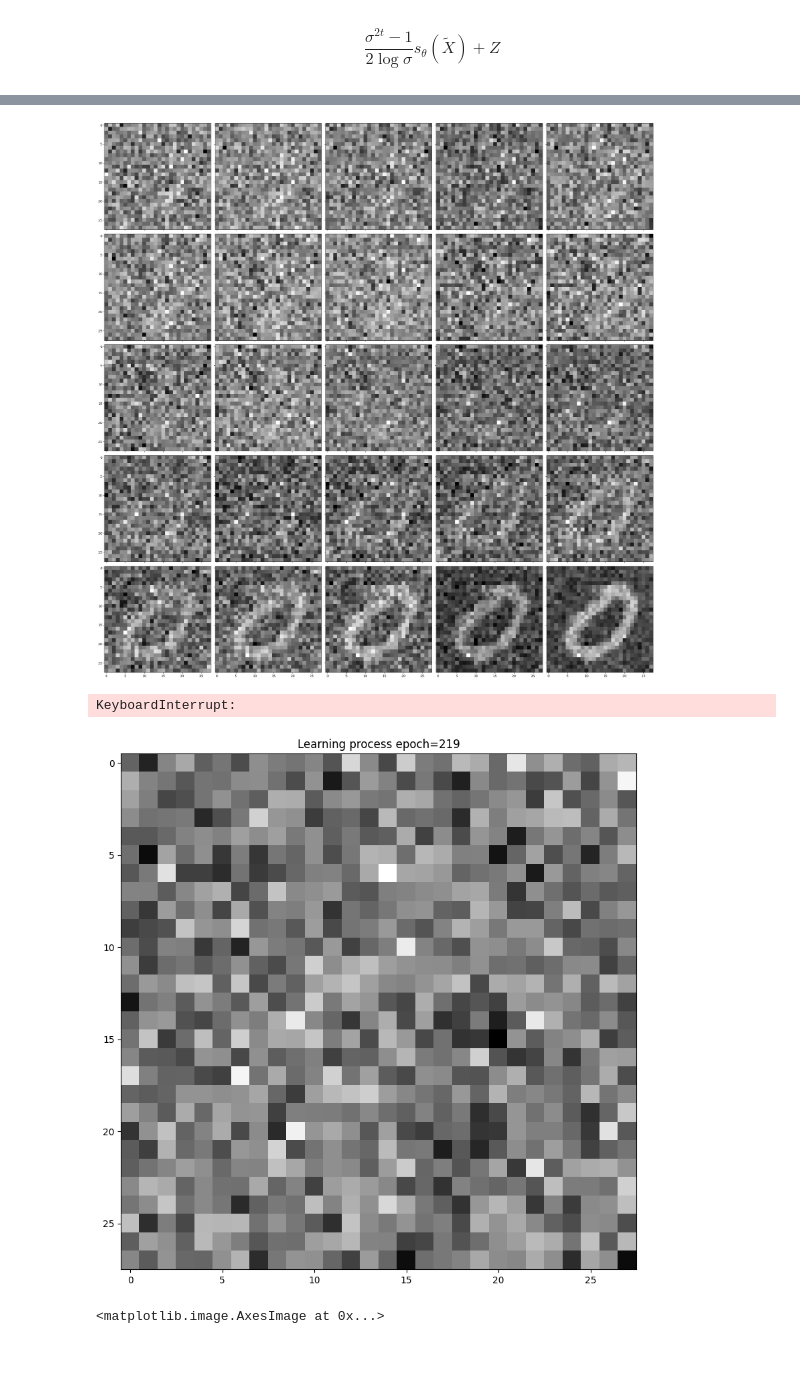
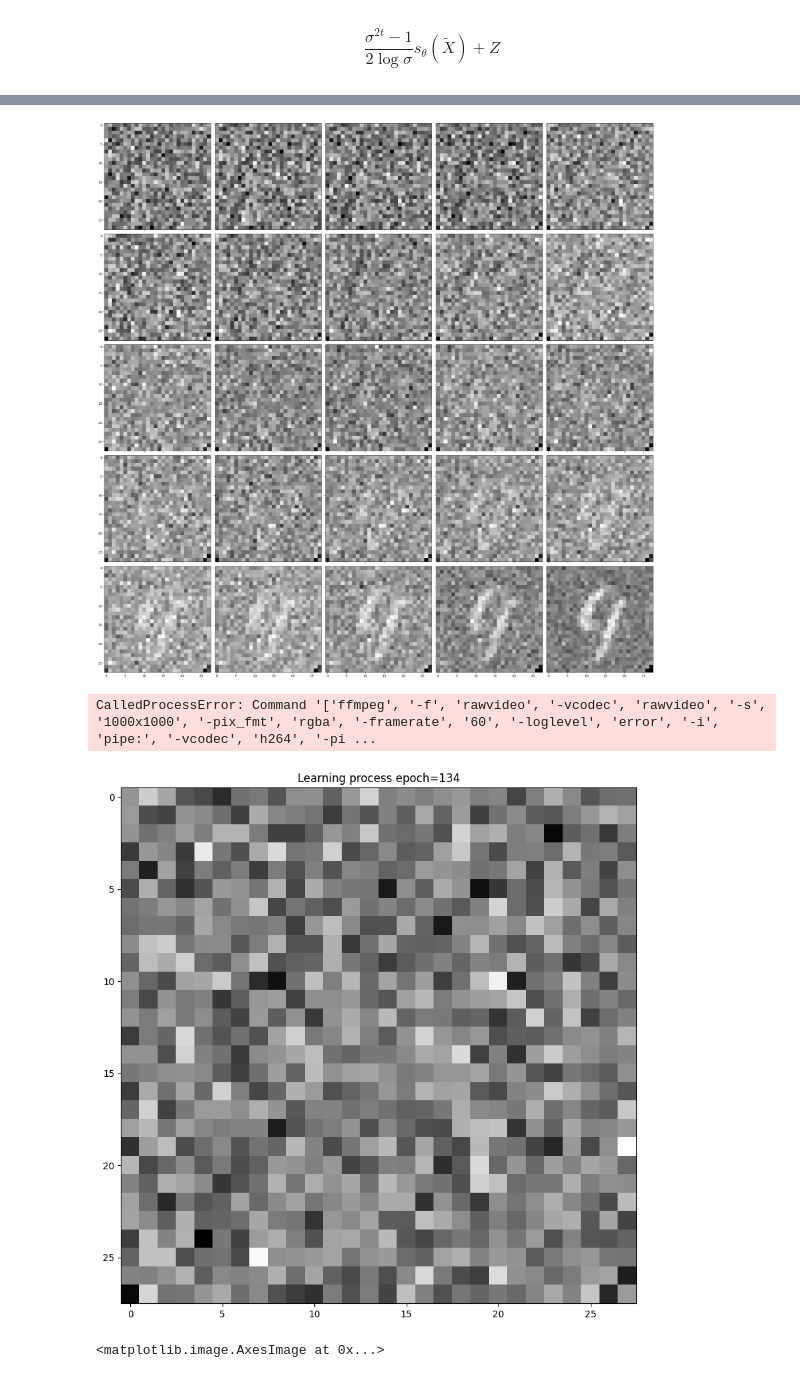
Before and after one commit to Janko-dev/generative_modeling, a Jupyter notebook: notebooks/score_based_models.ipynb, the cells around one changed output, grey strips where cells are left out. Drawn from its saved outputs; the diff is of its cells as text; code cells hidden in the pictures.

```diff
--- a/notebooks/score_based_models.ipynb
+++ b/notebooks/score_based_models.ipynb
@@ -437,7 +436,7 @@ def Euler_Maruyama_sampler(score_model,
   # Do not include any noise in the last sampling step.
   return mean_x, diffused_X
 # %%
-x_sample, diffused_x = Euler_Maruyama_sampler(model, marginal_prob_std_fn, diffusion_coeff_fn, batch_size=BATCH_SIZE, num_steps=500, device=DEVICE, eps=1e-3)
+x_sample, diffused_x = Euler_Maruyama_sampler(model, marginal_prob_std_fn, diffusion_coeff_fn, batch_size=BATCH_SIZE, num_steps=1000, device=DEVICE, eps=1e-3)
 
 x_sample.shape, len(diffused_x)
 # %% [output]
@@ -446,31 +449,31 @@ x_sample.shape, len(diffused_x)
 _, axes = plt.subplots(5, 5, figsize=(25, 25), sharex=True, sharey=True)
 axes = axes.flatten()
 
-for ax, diff_x in zip(axes, diffused_x[::20]):
-    ax.imshow(diff_x[3, 0].cpu().numpy(), cmap='gray')
+for ax, diff_x in zip(axes, diffused_x[::40]):
+    ax.imshow(diff_x[11, 0].cpu().numpy(), cmap='gray')
 
 plt.tight_layout()
 # %% [output]
-[figure, old version]
+[figure, new version]
 # %%
 from matplotlib import animation
 
 fig, ax = plt.subplots(1, 1, figsize=(10, 10), sharex=True, sharey=True)
 # ax.set_xlabel(r'$h_1$')
 # ax.set_ylabel(r'$h_2$')
 # sc = ax.scatter([], [])
 
 def animate(i):
     # global sc
-    ax.imshow(diffused_x[i][0, 0].cpu().numpy(), cmap='gray')
+    ax.imshow(diffused_x[i][11, 0].cpu().numpy(), cmap='gray')
     ax.set_title(f'Learning process epoch={i}')
     return
 
-anim = animation.FuncAnimation(fig, animate, frames=len(diffused_x), repeat=False, interval=5)
-anim.save('../outputs/scorenet_diffusion_process.mp4', writer=animation.FFMpegWriter(fps=30))
+anim = animation.FuncAnimation(fig, animate, frames=len(diffused_x), repeat=False, interval=10)
+anim.save('../outputs/scorenet_diffusion_process.mp4', writer=animation.FFMpegWriter(fps=60))
 # %% [output]
-KeyboardInterrupt:
+CalledProcessError: Command '['ffmpeg', '-f', 'rawvideo', '-vcodec', 'rawvideo', '-s', '1000x1000', '-pix_fmt', 'rgba', '-framerate', '60', '-loglevel', 'error', '-i', 'pipe:', '-vcodec', 'h264', '-pi ...
-[figure, old version]
+[figure, new version]
 # %%
 plt.imshow(x_sample[6, 0].cpu().numpy())
 # %% [output]
```
Also changed, not shown: parts of 6 cells of this notebook, 2 other files.
